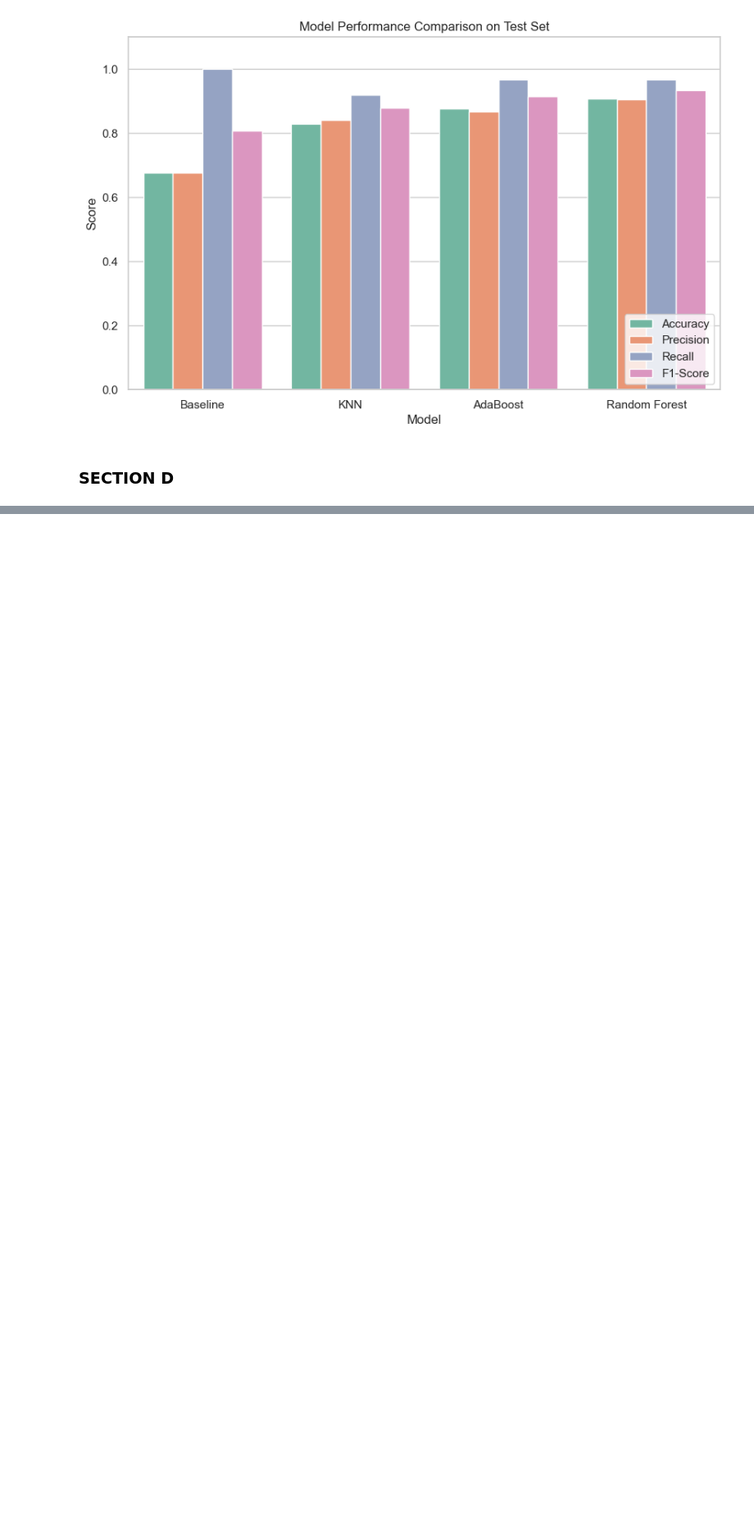
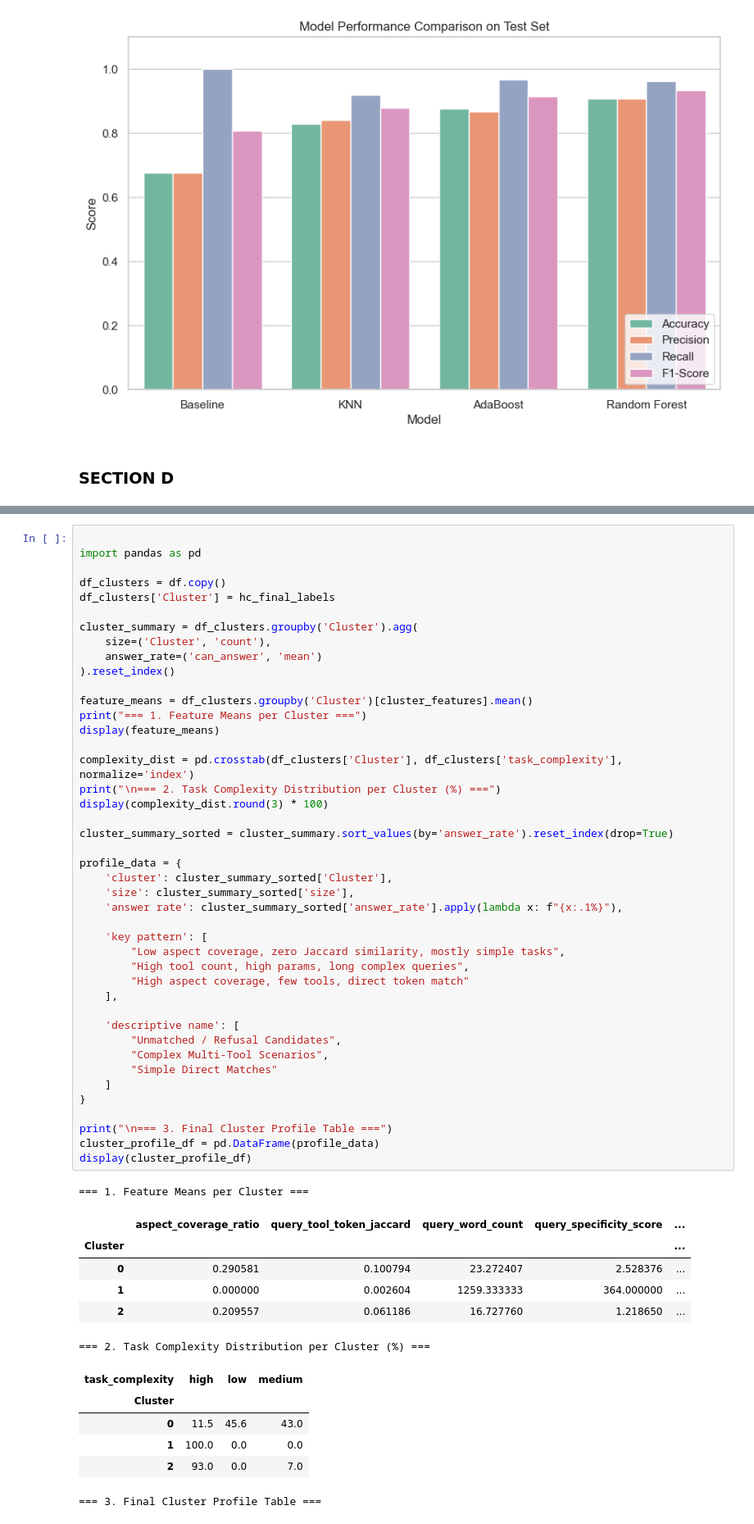
Before and after one commit to lanashmuz/machine_learning_exe1, a Jupyter notebook: exe2/exe2.ipynb, the cells around one changed output, grey strips where cells are left out. Shown at 82% size. Cells and saved outputs as stored; diff of their text form; blank space fills up the shorter version.

```diff
--- a/exe2/exe2.ipynb
+++ b/exe2/exe2.ipynb
@@ -405,0 +591,57 @@ plt.show()
+# %%
+
+import pandas as pd
+
+df_clusters = df.copy()
+df_clusters['Cluster'] = hc_final_labels
+
+cluster_summary = df_clusters.groupby('Cluster').agg(
+    size=('Cluster', 'count'),
+    answer_rate=('can_answer', 'mean')
+).reset_index()
+
+feature_means = df_clusters.groupby('Cluster')[cluster_features].mean()
+print("=== 1. Feature Means per Cluster ===")
+display(feature_means)
+
+complexity_dist = pd.crosstab(df_clusters['Cluster'], df_clusters['task_complexity'], normalize='index')
+print("\n=== 2. Task Complexity Distribution per Cluster (%) ===")
+display(complexity_dist.round(3) * 100)
+
+cluster_summary_sorted = cluster_summary.sort_values(by='answer_rate').reset_index(drop=True)
+
+profile_data = {
+    'cluster': cluster_summary_sorted['Cluster'],
+    'size': cluster_summary_sorted['size'],
+    'answer rate': cluster_summary_sorted['answer_rate'].apply(lambda x: f"{x:.1%}"),
+
+    'key pattern': [
+        "Low aspect coverage, zero Jaccard similarity, mostly simple tasks",
+        "High tool count, high params, long complex queries",
+        "High aspect coverage, few tools, direct token match"
+    ],
+
+    'descriptive name': [
+        "Unmatched / Refusal Candidates",
+        "Complex Multi-Tool Scenarios",
+        "Simple Direct Matches"
+    ]
+}
+
+print("\n=== 3. Final Cluster Profile Table ===")
+cluster_profile_df = pd.DataFrame(profile_data)
+display(cluster_profile_df)
+# %% [output]
+=== 1. Feature Means per Cluster ===
+|  | aspect_coverage_ratio | query_tool_token_jaccard | query_word_count | query_specificity_score | ... |
+| Cluster |  |  |  |  | ... |
+| 0 | 0.290581 | 0.100794 | 23.272407 | 2.528376 | ... |
+| 1 | 0.000000 | 0.002604 | 1259.333333 | 364.000000 | ... |
+| 2 | 0.209557 | 0.061186 | 16.727760 | 1.218650 | ... |
+=== 2. Task Complexity Distribution per Cluster (%) ===
+| task_complexity | high | low | medium |
+| Cluster |  |  |  |
+| 0 | 11.5 | 45.6 | 43.0 |
+| 1 | 100.0 | 0.0 | 0.0 |
+| 2 | 93.0 | 0.0 | 7.0 |
+=== 3. Final Cluster Profile Table ===
```
Also changed, not shown: parts of 16 cells of this notebook.
